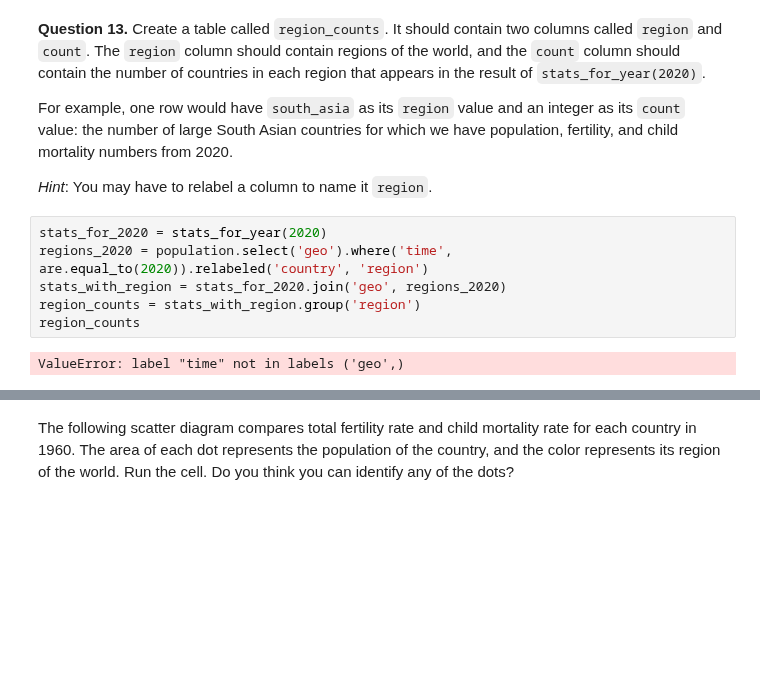
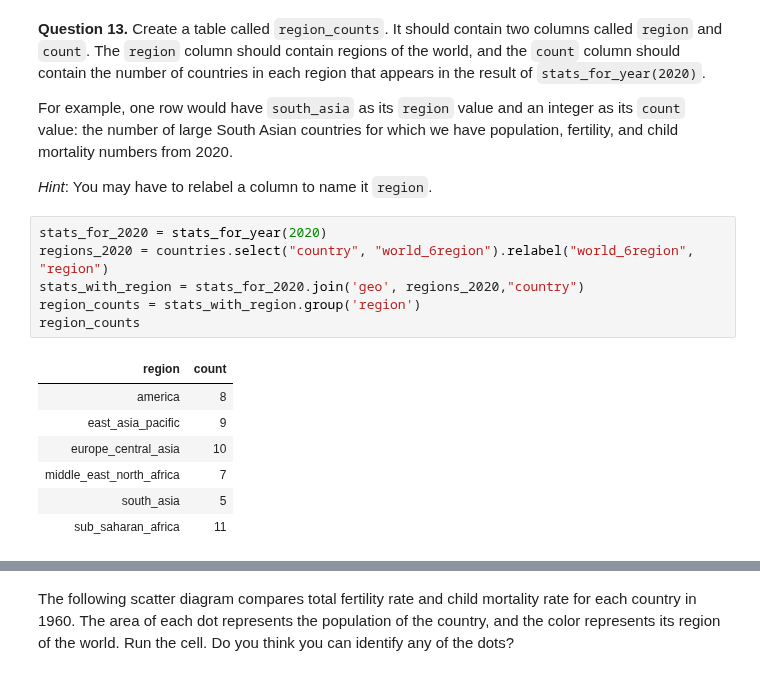
Before and after one commit to bwinterstein/Intro-Data, a Jupyter notebook: Project/project1.ipynb, the cells around one changed output, grey strips where cells are left out. Saved outputs shown, nothing was run; the diff lists cells and outputs as text; blank space fills up the shorter version.

```diff
--- a/Project/project1.ipynb
+++ b/Project/project1.ipynb
@@ -510,11 +510,17 @@ For example, one row would have `south_asia` as its `region` value and an intege
 *Hint*: You may have to relabel a column to name it `region`.
 # %%
 stats_for_2020 = stats_for_year(2020)
-regions_2020 = population.select('geo').where('time', are.equal_to(2020)).relabeled('country', 'region')
-stats_with_region = stats_for_2020.join('geo', regions_2020)
+regions_2020 = countries.select("country", "world_6region").relabel("world_6region", "region")
+stats_with_region = stats_for_2020.join('geo', regions_2020,"country")
 region_counts = stats_with_region.group('region')
 region_counts
 # %% [output]
-ValueError: label "time" not in labels ('geo',)
+| region | count |
+| america | 8 |
+| east_asia_pacific | 9 |
+| europe_central_asia | 10 |
+| middle_east_north_africa | 7 |
+| south_asia | 5 |
+| sub_saharan_africa | 11 |
 # %%
 grader.check("q1_13")
```
Also changed, not shown: parts of 12 cells of this notebook, 1 other file.
